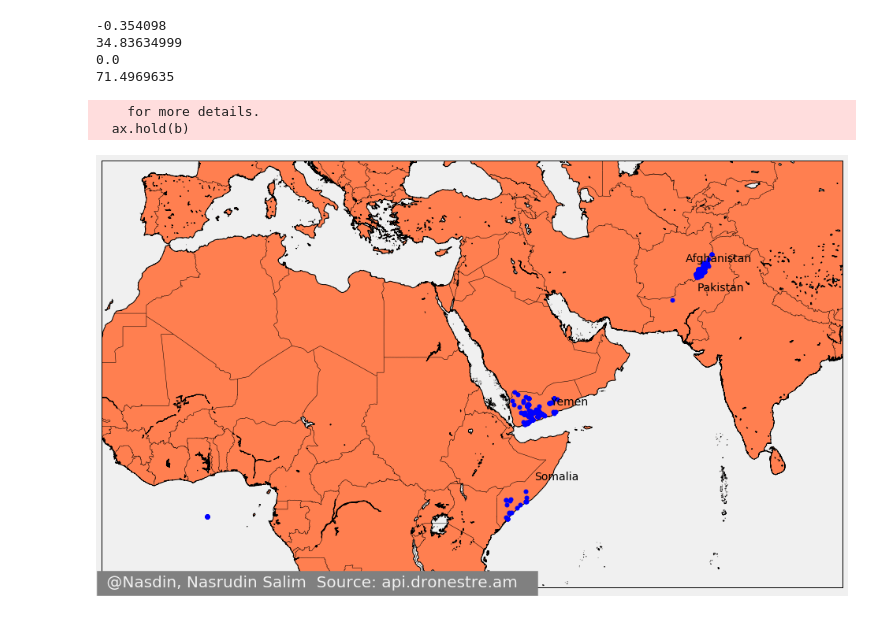
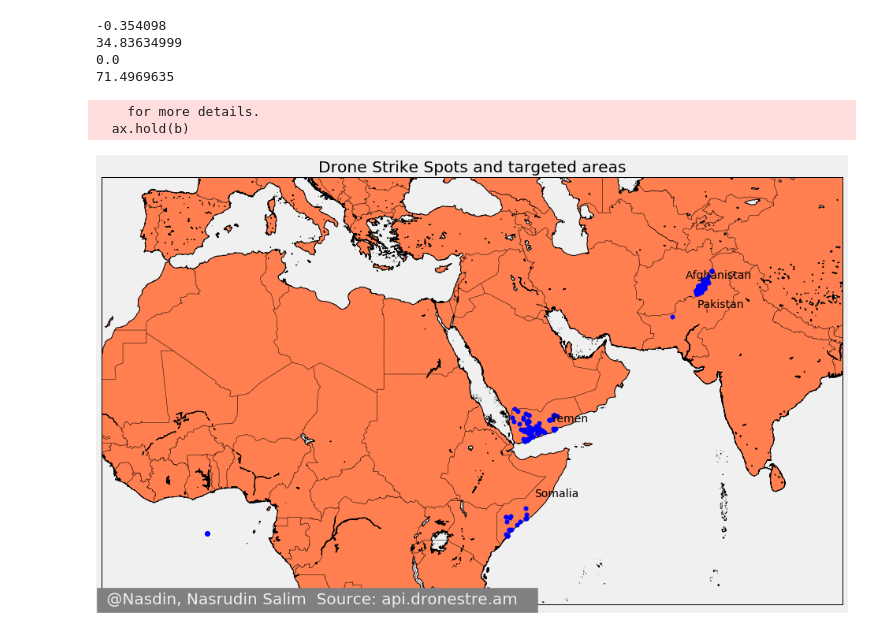
Before and after one commit to Nasdin/Drone-Strike-Visualization, a Jupyter notebook: Drone Strike Analysis.ipynb, the cells around one changed output. Drawn from its saved outputs; the diff is of its cells as text; code cells hidden in the pictures.

Commit message:
add title

```diff
--- a/Drone Strike Analysis.ipynb
+++ b/Drone Strike Analysis.ipynb
@@ -319,32 +319,35 @@ map1 = Basemap(projection='merc', lat_0 = 20, lon_0 = 40,
 
 map1.drawcoastlines()
 map1.drawcountries()
 map1.fillcontinents(color = 'coral')
 map1.drawmapboundary()
 
 
 #Let's plot the points in the map
 lons = df['lon'].values
 lats = df['lat'].values
 x,y = map1(lons,lats)
 
 map1.plot(x,y,'bo',markersize=5)
 
 #Let's add some labels
 labels = {'Pakistan':map1(69.34,30.37),'Yemen':map1(48.51,15.55),
           'Somalia':map1(46.196,5.15),'Afghanistan':map1(67.71,33.93)}
 for country,coordinates in labels.items():
         plt.text(coordinates[0]+12000,coordinates[1]+5000,country)
 
 # The signature bar
 plt.text(x=0,y=10.00 , s=' @Nasdin, Nasrudin Salim  Source: api.dronestre.am   ',
-    color = '#f0f0f0', backgroundcolor = 'grey',fontsize=20)
+    color = '#f0f0f0', backgroundcolor = 'grey',fontsize=20)\
+
+#The title
+plt.title("Drone Strike Spots and targeted areas")
 
 
 
 plt.savefig("bombspots.png")
 plt.show()
 # %% [output]
     for more details.
   ax.hold(b)
-[figure, old version]
+[figure, new version]
```
Also changed, not shown: parts of 2 cells of this notebook, 1 other file.
